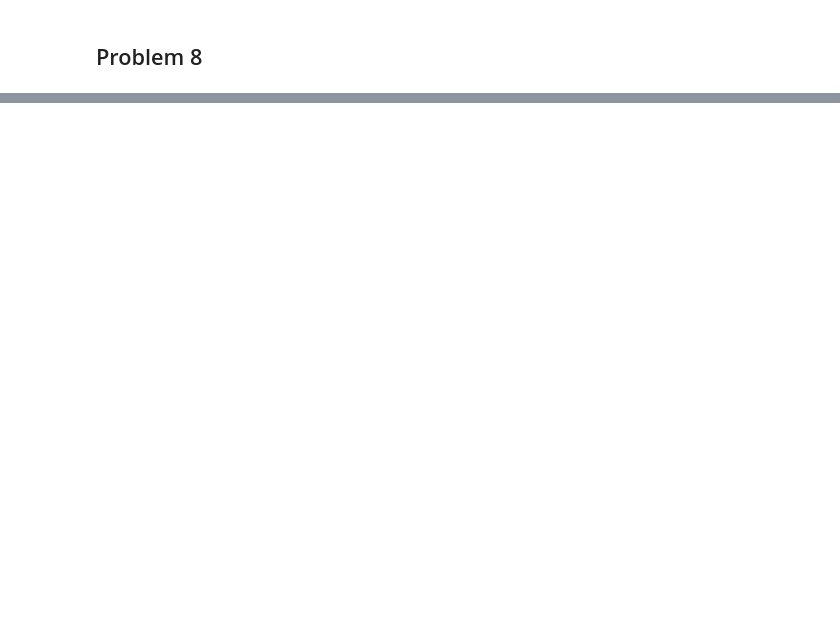
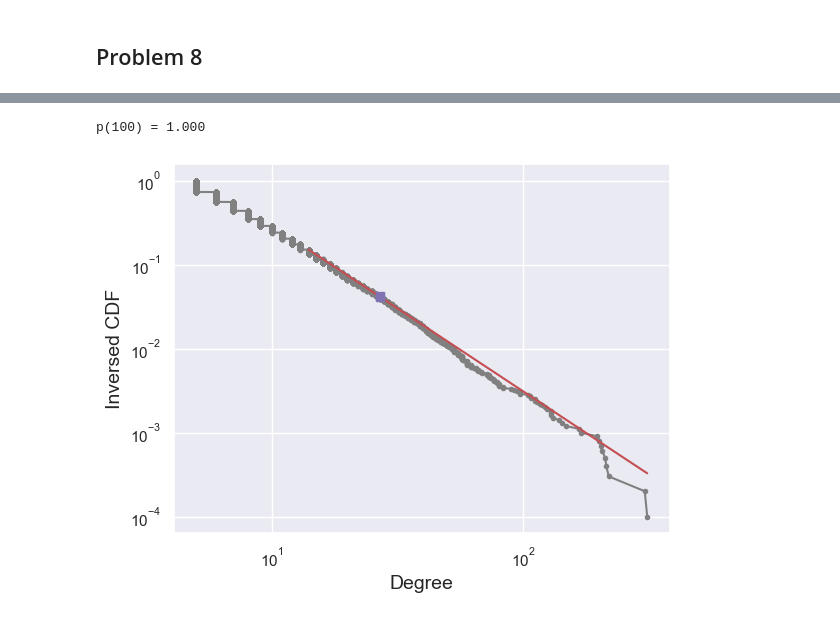
Before and after one commit to hoangntc/GraphMiningNotebooks, a Jupyter notebook: assignment/assignment_02.ipynb, the cells around one changed output, grey strips where cells are left out. Cells and saved outputs as stored; diff of their text form; code cells hidden in the pictures; blank space fills up the shorter version.

```diff
--- a/assignment/assignment_02.ipynb
+++ b/assignment/assignment_02.ipynb
@@ -100,2 +157,20 @@ plt.show()
 # %% [markdown]
 ## Problem 8
+# %%
+n = 10000
+m = 5
+g = ig.Graph.Barabasi(n, m)
+deg_dist = ig.Graph.degree_distribution(g, bin_width = 1, mode='in')
+# %%
+## run plfit and compute K-S statistic (details in the book)
+d = g.degree()
+X = plfit.plfit(d)
+
+## those are gamma' and l' minimizing divergence from the tail of the power law distribution
+print(X.plfit())
+
+## plot K-S statistics vs. cutoff value l
+ax = plt.figure(1)
+ax = X.xminvsks()
+ax.set_xlabel(r'$\ell$',fontsize=14)
+ax.set_ylabel('Kolmogorov-Smirnov statistic',fontsize=12);
@@ -101,0 +180,14 @@ plt.show()
+# %%
+## K-S test
+KS_tst = X.test_pl(niter=100)
+# %% [output]
+p(100) = 1.000
+# %%
+## inverse cdf along with fitted line (as with Figure 2.6 in the book)
+fig, ax = plt.subplots()
+X.plotcdf(pointcolor='grey', pointmarker='.',zoom=False)
+ax.set_xlabel('Degree', fontsize=14)
+ax.set_ylabel('Inversed CDF', fontsize=14)
+plt.show()
+# %% [output]
+[figure, added]
```
Also changed, not shown: parts of 8 cells of this notebook.
